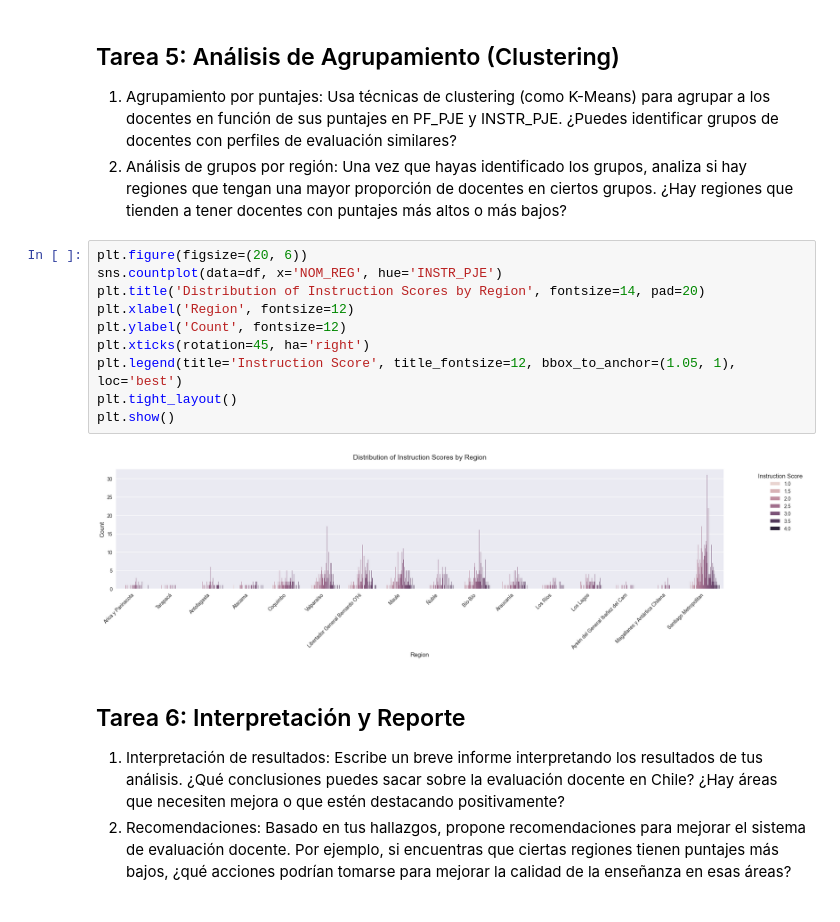
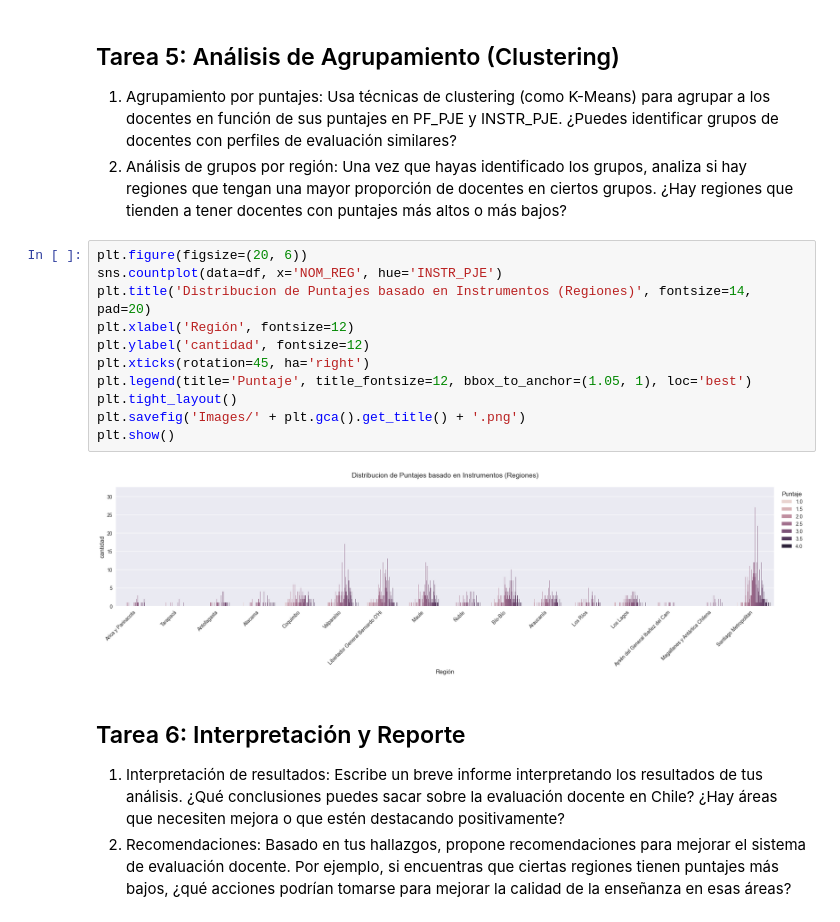
Before and after one commit to PalomoMT/Docentes, a Jupyter notebook: Analisis.ipynb, the cells around one changed output. Drawn from its saved outputs; the diff is of its cells as text.

```diff
--- a/Analisis.ipynb
+++ b/Analisis.ipynb
@@ -301,15 +359,16 @@ plt.show()
 # %%
 plt.figure(figsize=(20, 6))
 sns.countplot(data=df, x='NOM_REG', hue='INSTR_PJE')
-plt.title('Distribution of Instruction Scores by Region', fontsize=14, pad=20)
-plt.xlabel('Region', fontsize=12)
-plt.ylabel('Count', fontsize=12)
+plt.title('Distribucion de Puntajes basado en Instrumentos (Regiones)', fontsize=14, pad=20)
+plt.xlabel('Región', fontsize=12)
+plt.ylabel('cantidad', fontsize=12)
 plt.xticks(rotation=45, ha='right')
-plt.legend(title='Instruction Score', title_fontsize=12, bbox_to_anchor=(1.05, 1), loc='best')
+plt.legend(title='Puntaje', title_fontsize=12, bbox_to_anchor=(1.05, 1), loc='best')
 plt.tight_layout()
+plt.savefig('Images/' + plt.gca().get_title() + '.png')
 plt.show()
 # %% [output]
-[figure, old version]
+[figure, new version]
 # %% [markdown]
 ## Tarea 6: Interpretación y Reporte
 1. Interpretación de resultados: Escribe un breve informe interpretando los resultados de tus análisis. ¿Qué conclusiones puedes sacar sobre la evaluación docente en Chile? ¿Hay áreas que necesiten mejora o que estén destacando positivamente?
```
Also changed, not shown: parts of 15 cells of this notebook, 6 other files.
